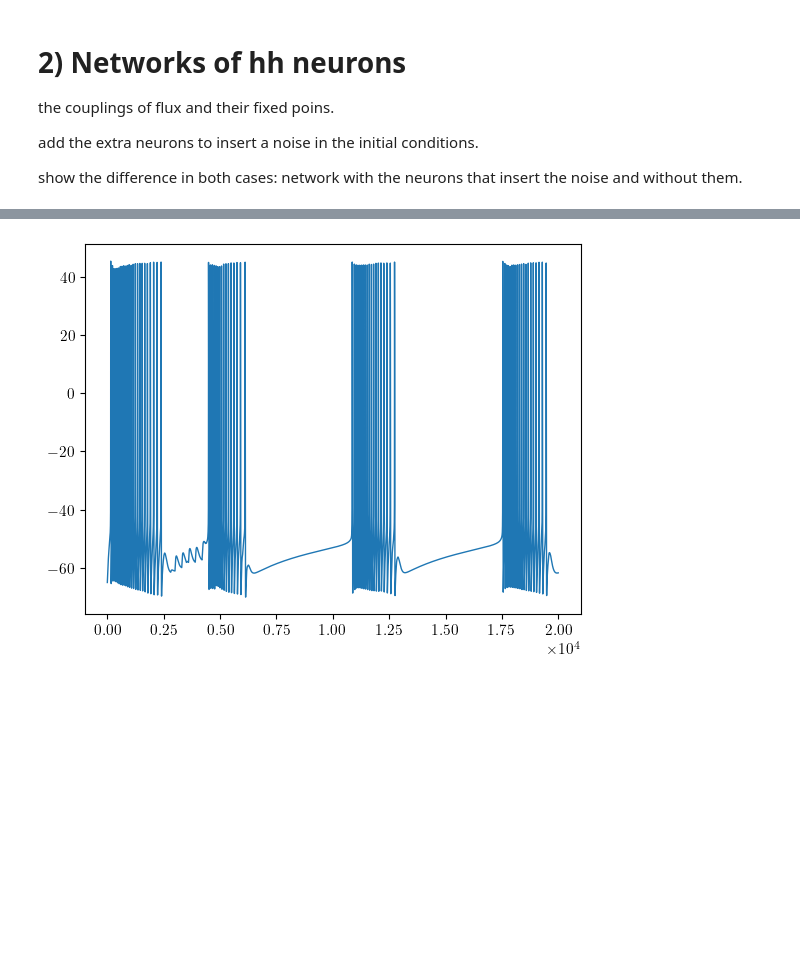
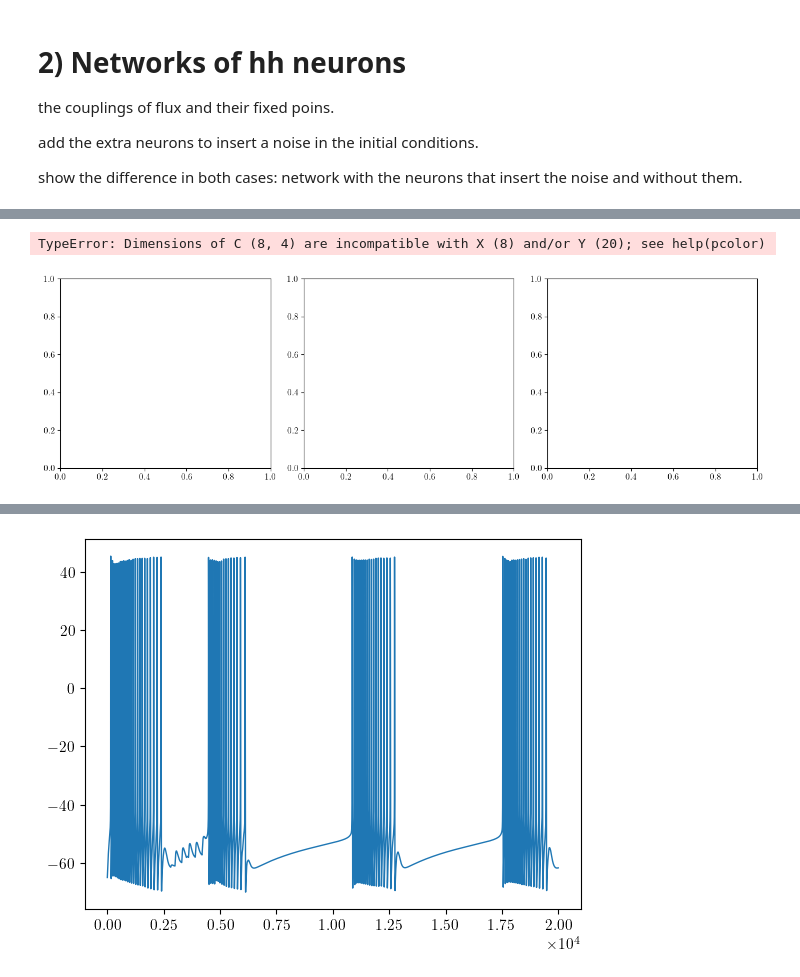
Before and after one commit to FernandoSBorges/chimeras, a Jupyter notebook: notebooks/analises_dissertacao.ipynb, the cells around one changed output, grey strips where cells are left out. Saved outputs shown, nothing was run; the diff lists cells and outputs as text; code cells hidden in the pictures; blank space fills up the shorter version.

```diff
--- a/notebooks/analises_dissertacao.ipynb
+++ b/notebooks/analises_dissertacao.ipynb
@@ -615,0 +680,30 @@ amp = data['simConfig']['IClamp0']['amp']
+# %%
+fig, ax = plt.subplots(ncols=3, nrows=1, figsize=(13,4), sharex=True)
+fig.set_tight_layout(20)
+tg, ig = np.meshgrid(gex, n_cons_network, )
+hm1 = ax[0].pcolor(ig, tg, cv, cmap='gnuplot')#cmap_LOP)
+
+for axis in ax:
+    axis.set_xlim(min(n_cons_network),max(n_cons_network))
+    axis.set_ylim(min(gex),max(gex))
+    axis.hlines(y=0.000642, xmin=9, xmax=33, color='lime', linewidth=2.)
+    axis.hlines(y=0.000601, xmin=9, xmax=33, color='lime', linewidth=2.)
+    axis.vlines(x=11.1, ymin=6e-4, ymax=6.42e-4, color='lime', linewidth=2.)
+    axis.vlines(x=29.9, ymin=6e-4, ymax=6.42e-4, color='lime', linewidth=2.)
+
+cbar1= plt.colorbar(hm1, ax=ax[0])
+# cbar1.ax.set_yticklabels(['0', '1,0'])
+cbar1.set_label(r'$\bar{CV}$')
+
+hm2 = ax[1].pcolor(ig, tg, rate, cmap='gnuplot')#cmap_LOP)
+ax[1].yaxis.set_visible(False)
+cbar2= plt.colorbar(hm2, ax=ax[1])
+cbar2.set_label(r'$\bar{F} (Hz)$')
+
+hm3 = ax[2].pcolor(ig, tg, cv, cmap='gnuplot')#cmap_LOP)
+ax[2].yaxis.set_visible(False)
+cbar3= plt.colorbar(hm3, ax=ax[2])
+cbar3.set_label(r'$sync$')
+# %% [output]
+TypeError: Dimensions of C (8, 4) are incompatible with X (8) and/or Y (20); see help(pcolor)
+[figure, added]
```
Also changed, not shown: parts of 17 cells of this notebook, 15 other files.
